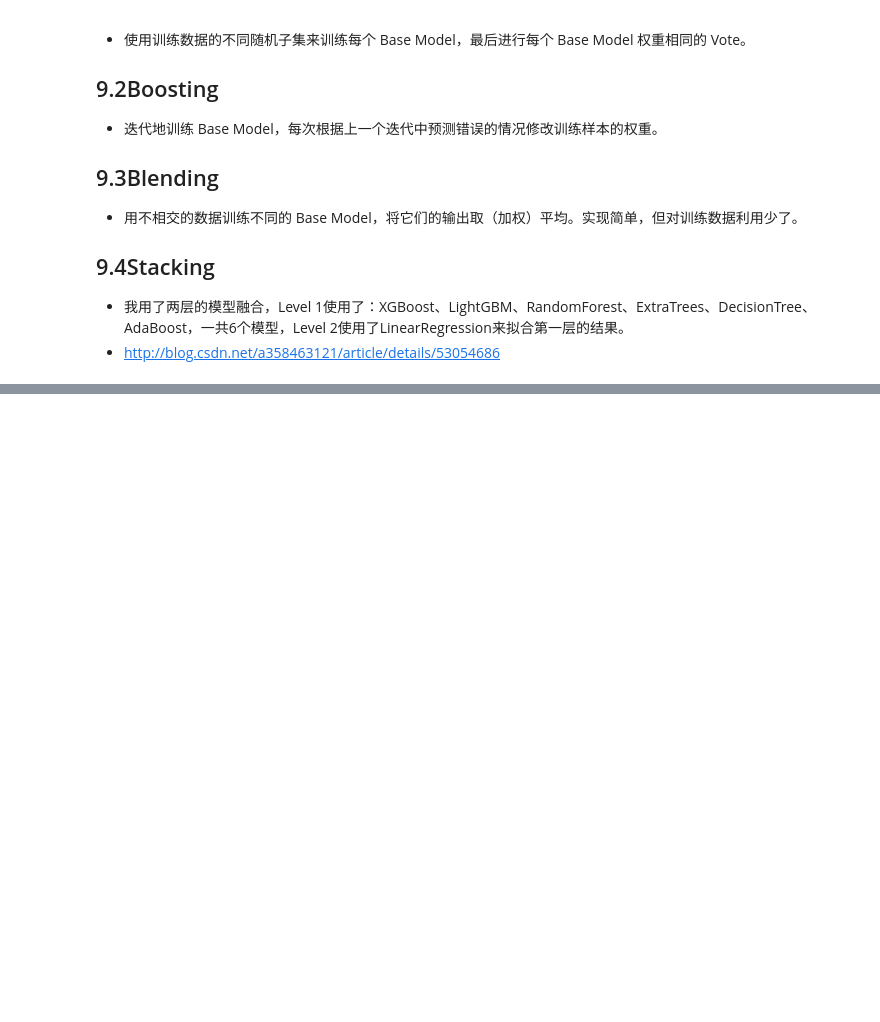
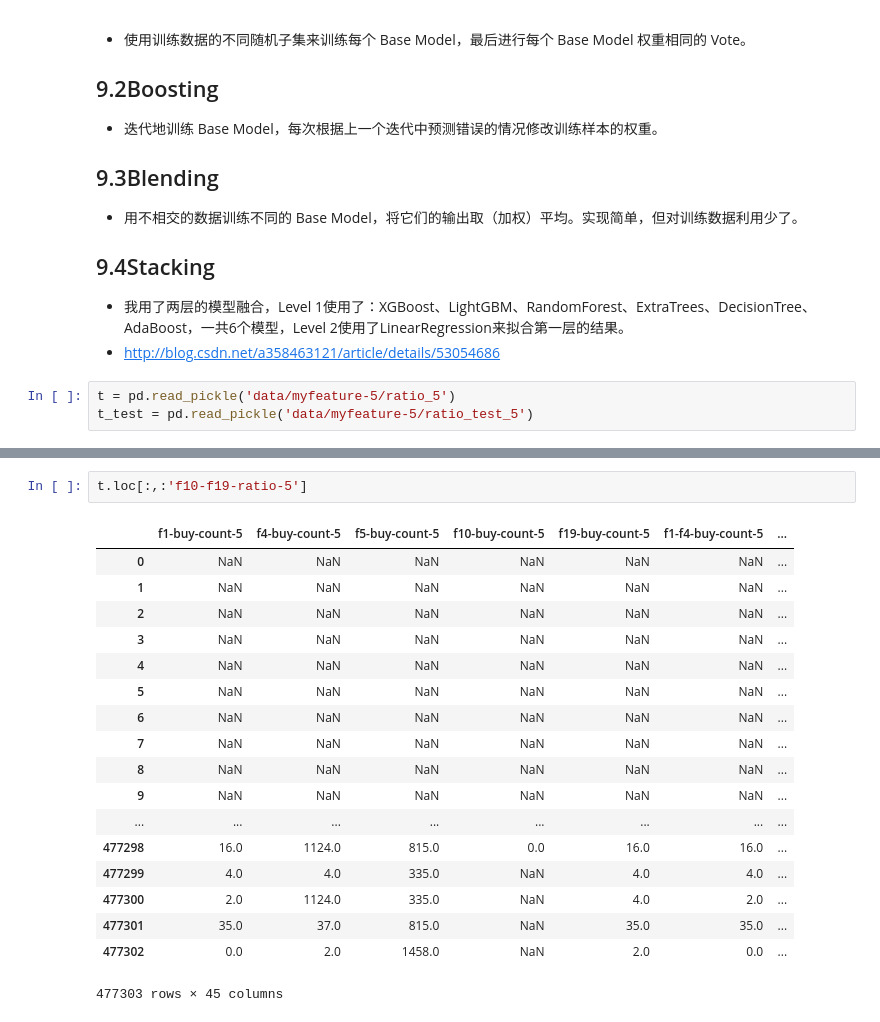
Before and after one commit to glqglq/data_mining_competition, a Jupyter notebook: IJCAI18/3.jupyter/4.TrainModels.ipynb, the cells around one changed output, grey strips where cells are left out. Saved outputs shown, nothing was run; the diff lists cells and outputs as text; blank space fills up the shorter version.

```diff
--- a/IJCAI18/3.jupyter/4.TrainModels.ipynb
+++ b/IJCAI18/3.jupyter/4.TrainModels.ipynb
@@ -449,3 +578,6 @@ dtype: int64
 ## 9.4Stacking
 - 我用了两层的模型融合，Level 1使用了：XGBoost、LightGBM、RandomForest、ExtraTrees、DecisionTree、AdaBoost，一共6个模型，Level 2使用了LinearRegression来拟合第一层的结果。
 - http://blog.csdn.net/a358463121/article/details/53054686
+# %%
+t = pd.read_pickle('data/myfeature-5/ratio_5')
+t_test = pd.read_pickle('data/myfeature-5/ratio_test_5')
@@ -451,0 +604,21 @@ dtype: int64
+# %%
+t.loc[:,:'f10-f19-ratio-5']
+# %% [output]
+|  | f1-buy-count-5 | f4-buy-count-5 | f5-buy-count-5 | f10-buy-count-5 | f19-buy-count-5 | f1-f4-buy-count-5 | ... |
+| 0 | NaN | NaN | NaN | NaN | NaN | NaN | ... |
+| 1 | NaN | NaN | NaN | NaN | NaN | NaN | ... |
+| 2 | NaN | NaN | NaN | NaN | NaN | NaN | ... |
+| 3 | NaN | NaN | NaN | NaN | NaN | NaN | ... |
+| 4 | NaN | NaN | NaN | NaN | NaN | NaN | ... |
+| 5 | NaN | NaN | NaN | NaN | NaN | NaN | ... |
+| 6 | NaN | NaN | NaN | NaN | NaN | NaN | ... |
+| 7 | NaN | NaN | NaN | NaN | NaN | NaN | ... |
+| 8 | NaN | NaN | NaN | NaN | NaN | NaN | ... |
+| 9 | NaN | NaN | NaN | NaN | NaN | NaN | ... |
+| ... | ... | ... | ... | ... | ... | ... | ... |
+| 477298 | 16.0 | 1124.0 | 815.0 | 0.0 | 16.0 | 16.0 | ... |
+| 477299 | 4.0 | 4.0 | 335.0 | NaN | 4.0 | 4.0 | ... |
+| 477300 | 2.0 | 1124.0 | 335.0 | NaN | 4.0 | 2.0 | ... |
+| 477301 | 35.0 | 37.0 | 815.0 | NaN | 35.0 | 35.0 | ... |
+| 477302 | 0.0 | 2.0 | 1458.0 | NaN | 2.0 | 0.0 | ... |
+477303 rows × 45 columns
```
Also changed, not shown: parts of 59 cells of this notebook, 39 other files.
